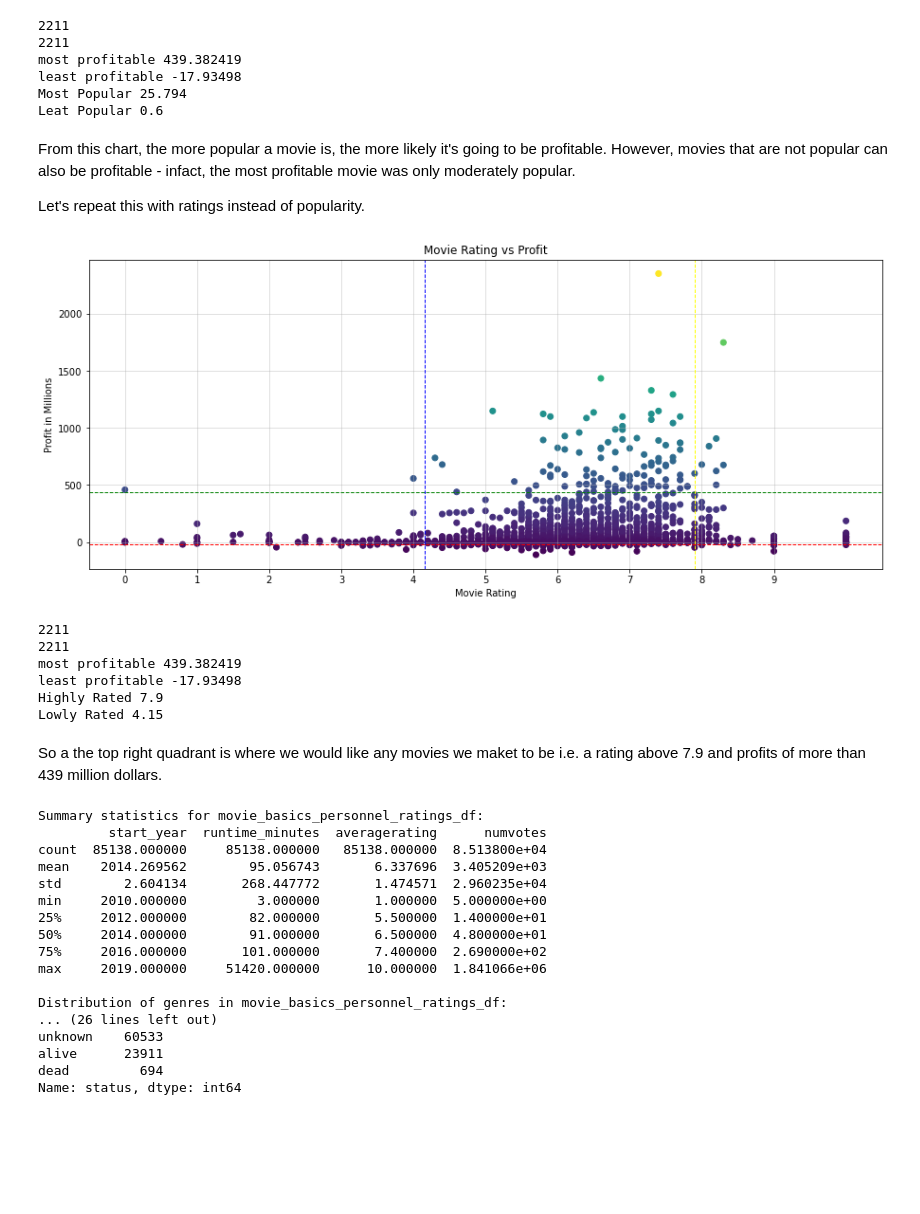
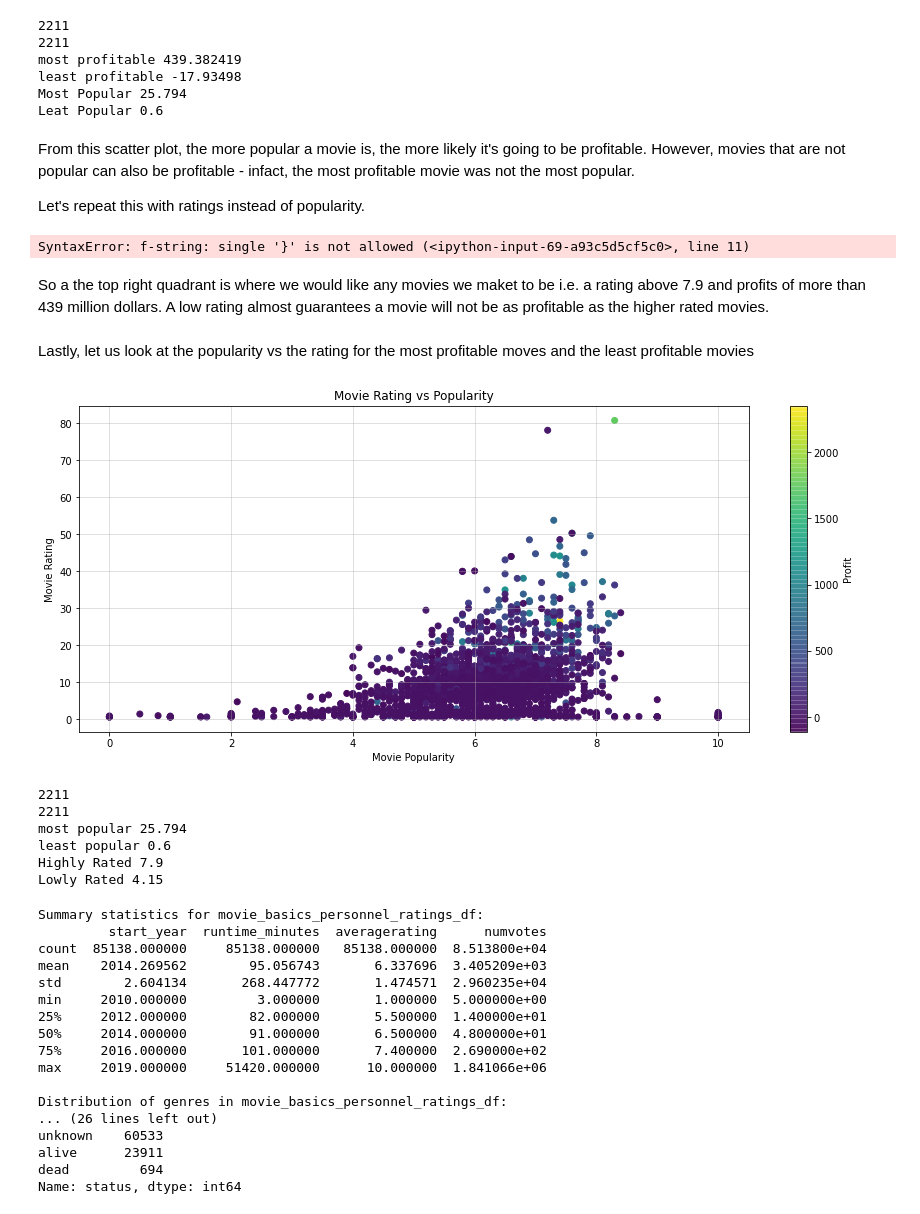
Before and after one commit to MMJGGR/Phase_1_Project, a Jupyter notebook: index.ipynb, the cells around one changed output. Saved outputs shown, nothing was run; the diff lists cells and outputs as text; code cells hidden in the pictures; blank space fills up the shorter version.

Commit message:
additional visuals

```diff
--- a/index.ipynb
+++ b/index.ipynb
@@ -912,7 +920,7 @@ least profitable -17.93498
 Most Popular 25.794
 Leat Popular 0.6
 # %% [markdown]
-From this chart, the more popular a movie is, the more likely it's going to be profitable. However, movies that are not popular can also be profitable - infact, the most profitable movie was only moderately popular.
+From this scatter plot, the more popular a movie is, the more likely it's going to be profitable. However, movies that are not popular can also be profitable - infact, the most profitable movie was not the most popular.
 
 Let's repeat this with ratings instead of popularity.
 # %%
@@ -925,10 +933,14 @@ rating = tmdb_movies_performance_df['vote_average']
 
 plt.figure(figsize=(15,6))
 plt.scatter(rating, profit, c = profit, cmap = 'viridis')
-plt.axhline(most_profitable, color='green', linestyle='dashed', linewidth=1, label=f'95th Percentile Profit (${most_profitable:.2f} million)')
-plt.axhline(least_profitable, color='red', linestyle='dashed', linewidth=1, label=f'95th Percentile Profit (${most_profitable:.2f} million)')
-plt.axvline(highest_rated, color='yellow', linestyle='dashed', linewidth=1, label=f'95th Percentile Profit (${most_profitable:.2f} million)')
-plt.axvline(lowest_rated, color='blue', linestyle='dashed', linewidth=1, label=f'95th Percentile Profit (${most_profitable:.2f} million)')
+plt.axhline(most_profitable, color='green', linestyle='dashed',
+    linewidth=1, label=f'95th Percentile Profit ($most_profitable:.2f} million)')
+plt.axhline(least_profitable, color='red', linestyle='dashed',
+    linewidth=1, label=f'5th Percentile Profit ({least_profitable:.2f} million)')
+plt.axvline(highest_rated, color='yellow', linestyle='dashed',
+    linewidth=1, label=f'95th Percentile Rating ({highly_rated:.2f} million)')
+plt.axvline(lowest_rated, color='blue', linestyle='dashed',
+    linewidth=1, label=f'5th Percentile Rating ({lowest_rated:.2f} million)')
 
 plt.xticks(np.arange(0, 10, step=1))
 
@@ -945,15 +957,42 @@ print('least profitable', least_profitable)
 print('Highly Rated', highest_rated)
 print('Lowly Rated', lowest_rated)
 # %% [output]
-[figure, removed]
-2211
-2211
-most profitable 439.382419
-least profitable -17.93498
-Highly Rated 7.9
-Lowly Rated 4.15
+SyntaxError: f-string: single '}' is not allowed (<ipython-input-69-a93c5d5cf5c0>, line 11)
 # %% [markdown]
-So a the top right quadrant is where we would like any movies we maket to be i.e. a rating above 7.9 and profits of more than 439 million dollars.
+So a the top right quadrant is where we would like any movies we maket to be i.e. a rating above 7.9 and profits of more than 439 million dollars. A low rating almost guarantees a movie will not be as profitable as the higher rated movies.
+# %% [markdown]
+Lastly, let us look at the popularity vs the rating for the most profitable moves and the least profitable movies
+# %%
+#scatterplot showing a distribution of movie profit and production budgets
+
+plt.figure(figsize=(15,6))
+plt.scatter(rating, popularity, c = profit, cmap = 'viridis')
+
+cbar = plt.colorbar(sc)
+cbar.set_label('Profit')
+
+
+
+plt.xlabel('Movie Popularity')
+plt.ylabel('Movie Rating')
+plt.title('Movie Rating vs Popularity')
+plt.grid(axis='both', alpha=0.5)
+plt.show()
+
+print(profit.count())
+print(production_budget.count())
+print('most popular', most_popular)
+print('least popular', least_popular)
+print('Highly Rated', highest_rated)
+print('Lowly Rated', lowest_rated)
+# %% [output]
+[figure, added]
+2211
+2211
+most popular 25.794
+least popular 0.6
+Highly Rated 7.9
+Lowly Rated 4.15
 # %%
 # Summary statistics for movie_basics_personnel_ratings_df
 print("\nSummary statistics for movie_basics_personnel_ratings_df:")
```
Also changed, not shown: parts of 2 cells of this notebook.
